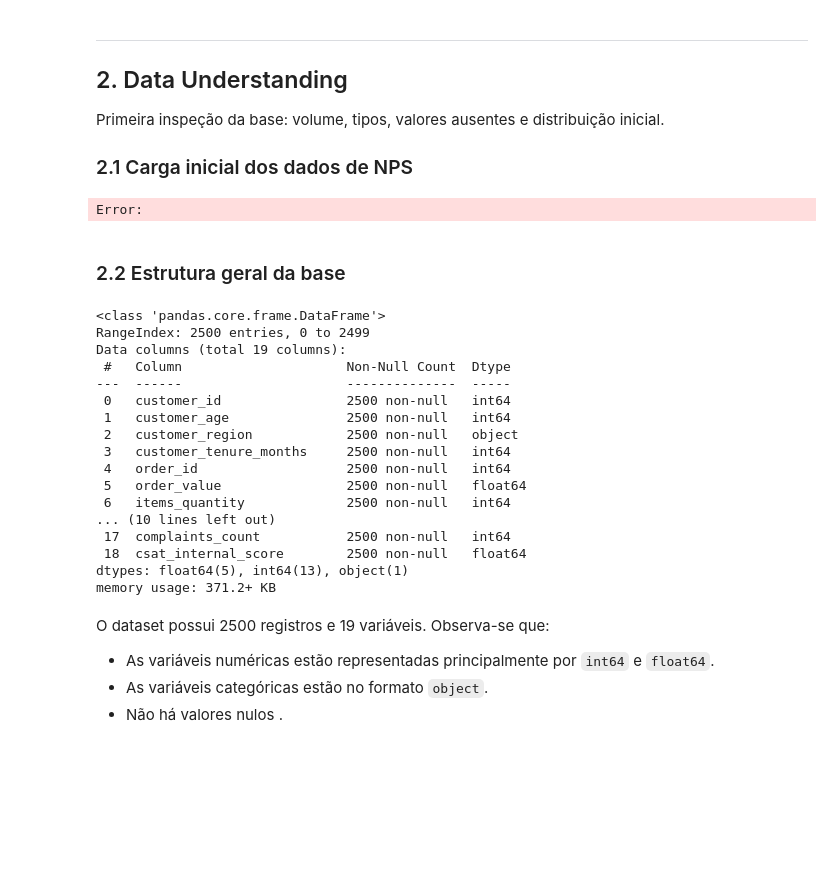
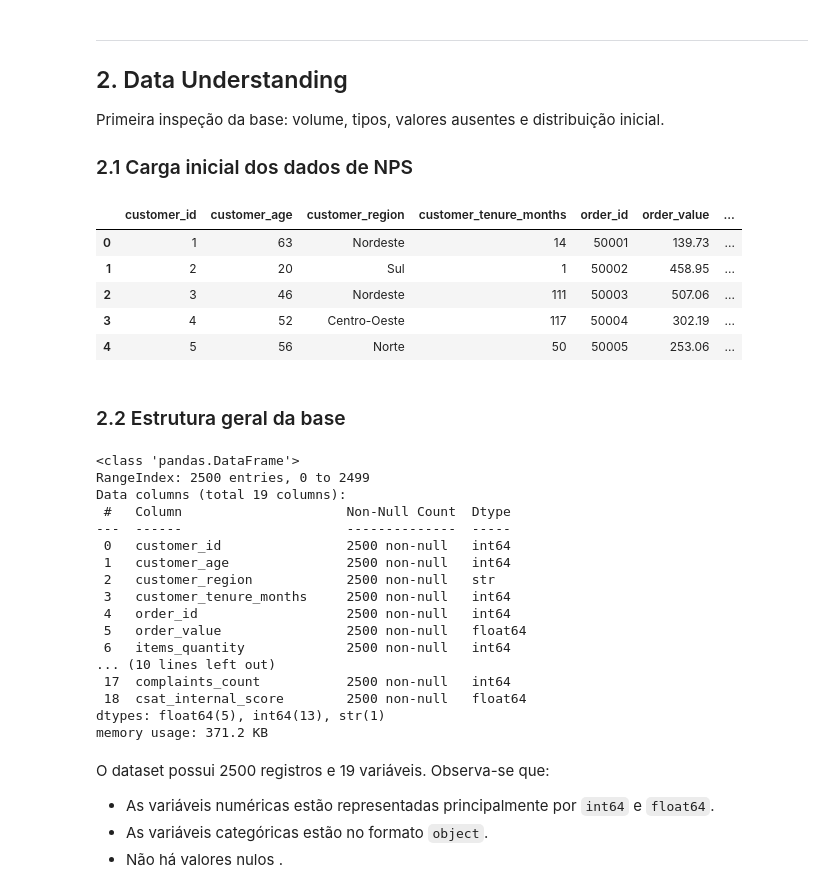
Before and after one commit to Joaodanieljr/fiap-ds-ia-tech-challenge-1, a Jupyter notebook: notebooks/Tech_Challenge_Grupo_61.ipynb, the cells around one changed output. Saved outputs shown, nothing was run; the diff lists cells and outputs as text; code cells hidden in the pictures; blank space fills up the shorter version.

```diff
--- a/notebooks/Tech_Challenge_Grupo_61.ipynb
+++ b/notebooks/Tech_Challenge_Grupo_61.ipynb
@@ -81,26 +81,33 @@ Primeira inspeção da base: volume, tipos, valores ausentes e distribuição in
 ### 2.1 Carga inicial dos dados de NPS
 # %%
 # Ajustar o caminho conforme a estrutura final do repositório
-CAMINHO_DADOS_BRUTOS = '/content/desafio_nps_fase_1.csv'
+# O arquivo CSV deve estar na pasta 'data' dentro do repositório
+# Versão para rodar em google colab "CAMINHO_DADOS_BRUTOS = '/content/desafio_nps_fase_1.csv'"
+CAMINHO_DADOS_BRUTOS = '../data/raw/desafio_nps_fase_1.csv'
 
 df = pd.read_csv(CAMINHO_DADOS_BRUTOS)
 df.head()
 # %% [output]
-Error:
+|  | customer_id | customer_age | customer_region | customer_tenure_months | order_id | order_value | ... |
+| 0 | 1 | 63 | Nordeste | 14 | 50001 | 139.73 | ... |
+| 1 | 2 | 20 | Sul | 1 | 50002 | 458.95 | ... |
+| 2 | 3 | 46 | Nordeste | 111 | 50003 | 507.06 | ... |
+| 3 | 4 | 52 | Centro-Oeste | 117 | 50004 | 302.19 | ... |
+| 4 | 5 | 56 | Norte | 50 | 50005 | 253.06 | ... |
 # %% [markdown]
 ### 2.2 Estrutura geral da base
 # %%
 # Informação do data frame
 df.info()
 # %% [output]
-<class 'pandas.core.frame.DataFrame'>
+<class 'pandas.DataFrame'>
 RangeIndex: 2500 entries, 0 to 2499
 Data columns (total 19 columns):
  #   Column                     Non-Null Count  Dtype
 ---  ------                     --------------  -----
  0   customer_id                2500 non-null   int64
  1   customer_age               2500 non-null   int64
- 2   customer_region            2500 non-null   object
+ 2   customer_region            2500 non-null   str
  3   customer_tenure_months     2500 non-null   int64
  4   order_id                   2500 non-null   int64
  5   order_value                2500 non-null   float64
@@ -108,8 +115,8 @@ Data columns (total 19 columns):
 ... (10 lines left out)
  17  complaints_count           2500 non-null   int64
  18  csat_internal_score        2500 non-null   float64
-dtypes: float64(5), int64(13), object(1)
-memory usage: 371.2+ KB
+dtypes: float64(5), int64(13), str(1)
+memory usage: 371.2 KB
 # %% [markdown]
 O dataset possui 2500 registros e 19 variáveis.
 Observa-se que:
```
Also changed, not shown: parts of 4 cells of this notebook.
